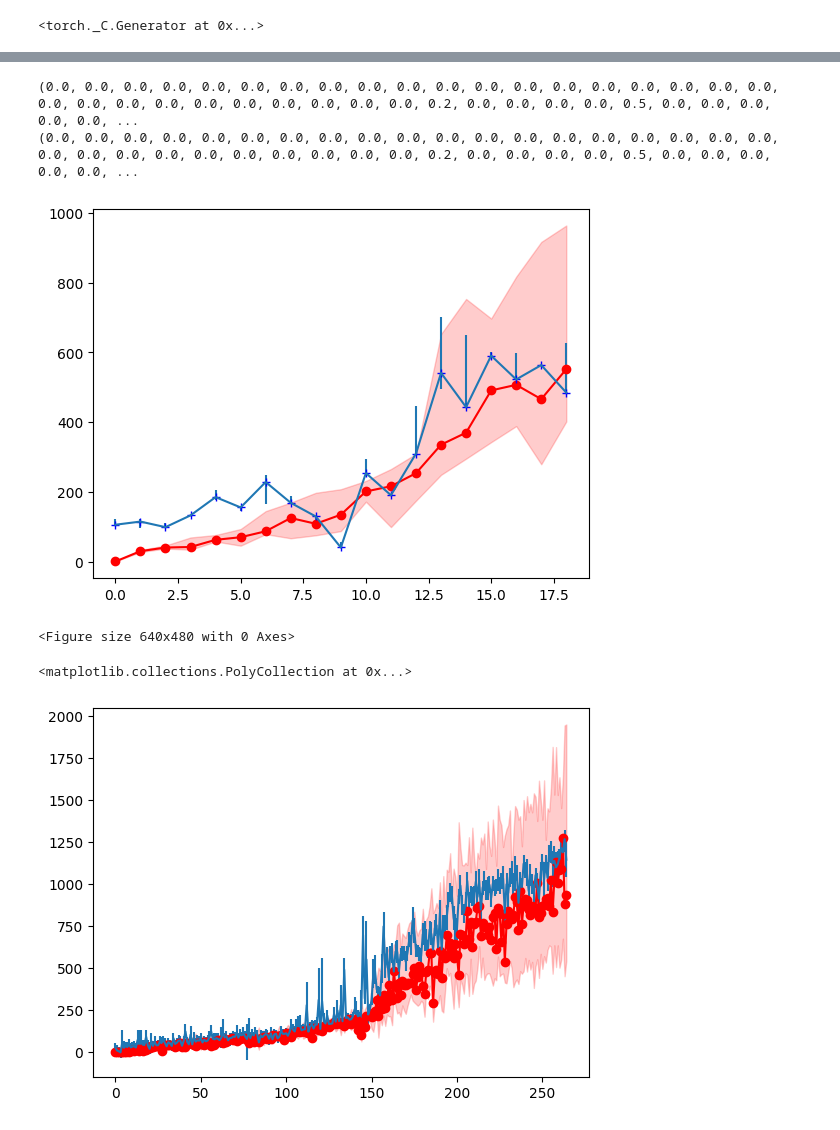
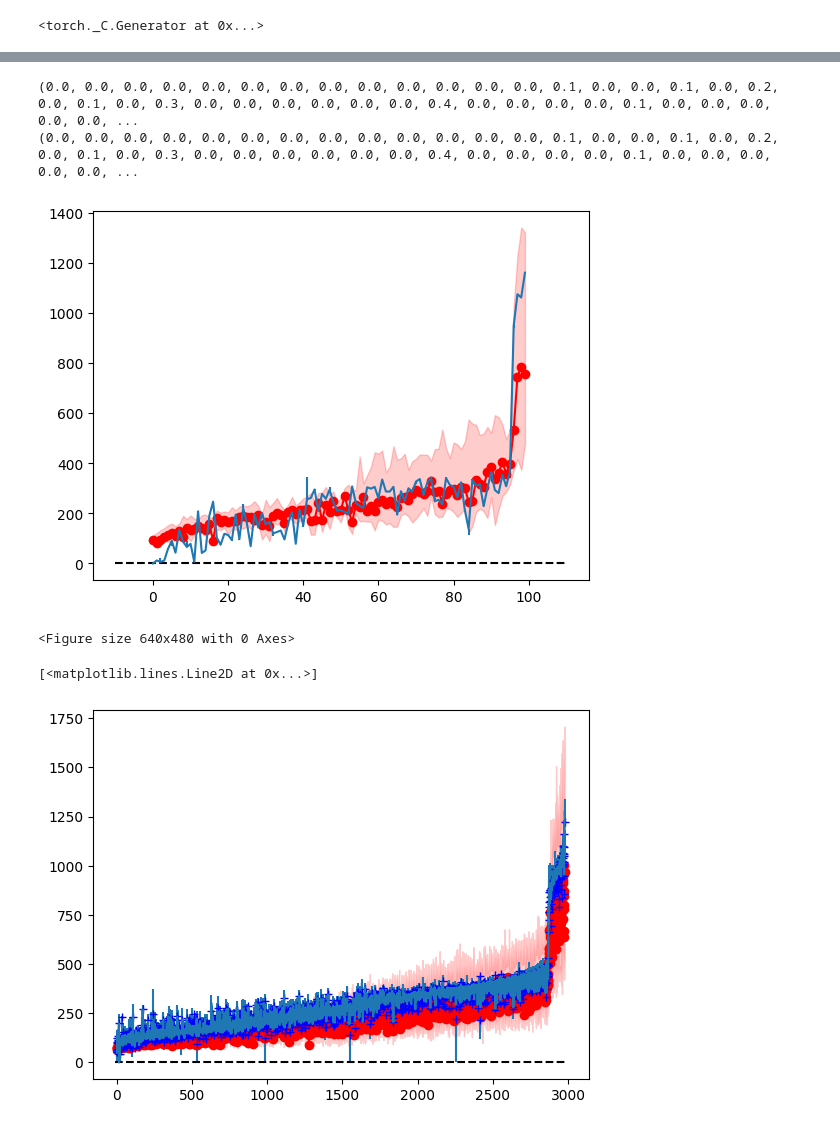
Before and after one commit to puneet-j/abm_sims_MRS, a Jupyter notebook: AAAI/learn_node_wise.ipynb, the cells around one changed output, grey strips where cells are left out. Saved outputs shown, nothing was run; the diff lists cells and outputs as text; code cells hidden in the pictures.

Commit message:
one node coded with random sampling

```diff
--- a/AAAI/learn_node_wise.ipynb
+++ b/AAAI/learn_node_wise.ipynb
@@ -80,7 +80,7 @@ class GATNet(torch.nn.Module):
         # Apply the linear layer
         x = F.dropout(self.linear(x), p=self.p, training=self.training)
         embed = x
-        x = self.linear2(x)
+        x = F.relu(self.linear2(x))
 
         # x[:,0] = self.sigm(x[:,0])
         # x[:,0] = self.ta(x[:,0] + 1)/2.0
@@ -303,7 +304,7 @@ EPOCH  9  :  tensor(41972.9961)
 #     print('EPOCH ', epoch, ' : ', allLoss)
 # %%
 
-valfolder = './data/lots_of_node_samples/test_new_2/graphs/'
+valfolder = './data/lots_of_node_samples/test_new_random_sample_64/graphs/'
 files_val= os.listdir(valfolder)
 files_val = [file for file in files_val if file.endswith('.pickle') and file.startswith('1')]
 
@@ -375,8 +376,8 @@ with torch.no_grad():
                 predictions.append(out[label_mask].cpu().numpy())
                 actual_labels.append(subdata.y[label_mask].cpu().numpy())
 # %% [output]
-(0.0, 0.0, 0.0, 0.0, 0.0, 0.0, 0.0, 0.0, 0.0, 0.0, 0.0, 0.0, 0.0, 0.0, 0.0, 0.0, 0.0, 0.0, 0.0, 0.0, 0.0, 0.0, 0.0, 0.0, 0.0, 0.0, 0.0, 0.0, 0.0, 0.2, 0.0, 0.0, 0.0, 0.0, 0.5, 0.0, 0.0, 0.0, 0.0, 0.0, ...
-(0.0, 0.0, 0.0, 0.0, 0.0, 0.0, 0.0, 0.0, 0.0, 0.0, 0.0, 0.0, 0.0, 0.0, 0.0, 0.0, 0.0, 0.0, 0.0, 0.0, 0.0, 0.0, 0.0, 0.0, 0.0, 0.0, 0.0, 0.0, 0.0, 0.2, 0.0, 0.0, 0.0, 0.0, 0.5, 0.0, 0.0, 0.0, 0.0, 0.0, ...
+(0.0, 0.0, 0.0, 0.0, 0.0, 0.0, 0.0, 0.0, 0.0, 0.0, 0.0, 0.0, 0.0, 0.1, 0.0, 0.0, 0.1, 0.0, 0.2, 0.0, 0.1, 0.0, 0.3, 0.0, 0.0, 0.0, 0.0, 0.0, 0.0, 0.4, 0.0, 0.0, 0.0, 0.0, 0.1, 0.0, 0.0, 0.0, 0.0, 0.0, ...
+(0.0, 0.0, 0.0, 0.0, 0.0, 0.0, 0.0, 0.0, 0.0, 0.0, 0.0, 0.0, 0.0, 0.1, 0.0, 0.0, 0.1, 0.0, 0.2, 0.0, 0.1, 0.0, 0.3, 0.0, 0.0, 0.0, 0.0, 0.0, 0.0, 0.4, 0.0, 0.0, 0.0, 0.0, 0.1, 0.0, 0.0, 0.0, 0.0, 0.0, ...
 # %%
 # print(np.shape(predictions[0]))
 # print(np.shape(actual_labels[0]), actual_labels)
@@ -449,16 +450,17 @@ errpred75 = np.array(errpred75)[arr]
 medianpreds = np.array(medianpreds)[arr]
 # print(errpred25[0] - medianpreds[0])
 # print(medianpreds-errpred25)
-plt.errorbar(ids, meanpreds, yerr=[medianpreds-errpred25, errpred75-medianpreds], fmt='')
+plt.errorbar(ids, medianpreds, yerr=[medianpreds-errpred25, errpred75-medianpreds], fmt='')
 # print(arr)
 plt.plot(ids, medianpoints, 'ro-')
 # print(medianpoints[0] - error_fill1[0], medianpoints[0] + error_fill2[0])
 plt.fill_between(ids, error_fill1, error_fill2, color='red', alpha=0.2)
 plt.plot(ids, meanpreds, 'b+')
+plt.hlines(0.0, -5, len(ids) + 5, 'k', 'dashed')
 
 plt.show()
 # %% [output]
-[figure, old version]
+[figure, new version]
 # %%
 # print(predictions_train[0])
 # print(actuals_train[0])
@@ -480,7 +482,7 @@ plt.show()
 # plt.show()
 # %%
 
-folder_graph = './data/lots_of_node_samples/train_new_2/graphs/'
+folder_graph = './data/lots_of_node_samples/train_new_random_sample_64/graphs/'
 files = os.listdir(folder_graph)
 files = [file for file in files if file.endswith('.pickle') and file.startswith('1')] #and (file not in files_test)
 
@@ -555,31 +557,34 @@ plt.show()
 # %%
 
 
 meanpoints = np.array(meanpoints)
 arr = np.argsort(meanpoints)
 meanpoints = meanpoints[arr]
 # print(meanpoints)
 
 error_fill2 = np.array(error_fill2)[arr]
 error_fill1 = np.array(error_fill1)[arr]
 medianpoints = np.array(medianpoints)[arr]
 meanpreds = np.array(meanpreds)[arr]
 ids = np.array(ids)
 errpred25 = np.array(errpred25)[arr]
 errpred75 = np.array(errpred75)[arr]
 medianpreds = np.array(medianpreds)[arr]
 # print(errpred25[0] - medianpreds[0])
 # print(medianpreds-errpred25)
-plt.errorbar(ids, np.clip(meanpreds, a_min=0.001, a_max = 10000), yerr=[np.clip(medianpreds-errpred25, a_min=0.001, a_max=10000), np.clip(errpred75-medianpreds, a_min=0.001, a_max=10000)], fmt='')
+yErr=[medianpreds-errpred25, errpred75-medianpreds]
+plt.errorbar(ids, medianpreds, yerr=yErr, fmt='')
+# plt.errorbar(ids, np.clip(meanpreds, a_min=0.001, a_max = 10000), yerr=[np.clip(medianpreds-errpred25, a_min=0.001, a_max=10000), np.clip(errpred75-medianpreds, a_min=0.001, a_max=10000)], fmt='')
 # print(arr)
 plt.plot(ids, medianpoints, 'ro-')
 # print(medianpoints[0] - error_fill1[0], medianpoints[0] + error_fill2[0])
 plt.fill_between(ids, error_fill1, error_fill2, color='red', alpha=0.2)
-# plt.plot(ids, meanpreds, 'b+')
+plt.hlines(0.0, -10, len(ids) + 10, 'k', 'dashed')
+plt.plot(ids, meanpreds, 'b+')
 # for m, e1, e2 in zip(medianpreds, errpred25, errpred75):
 #     if m-e1 <= 0 :
 #         print(m, e1, e2)
 #         break
 # %% [output]
-<matplotlib.collections.PolyCollection at 0x...>
+[<matplotlib.lines.Line2D at 0x...>]
-[figure, old version]
+[figure, new version]
```
Also changed, not shown: parts of 3 cells of this notebook, 3 other files.
